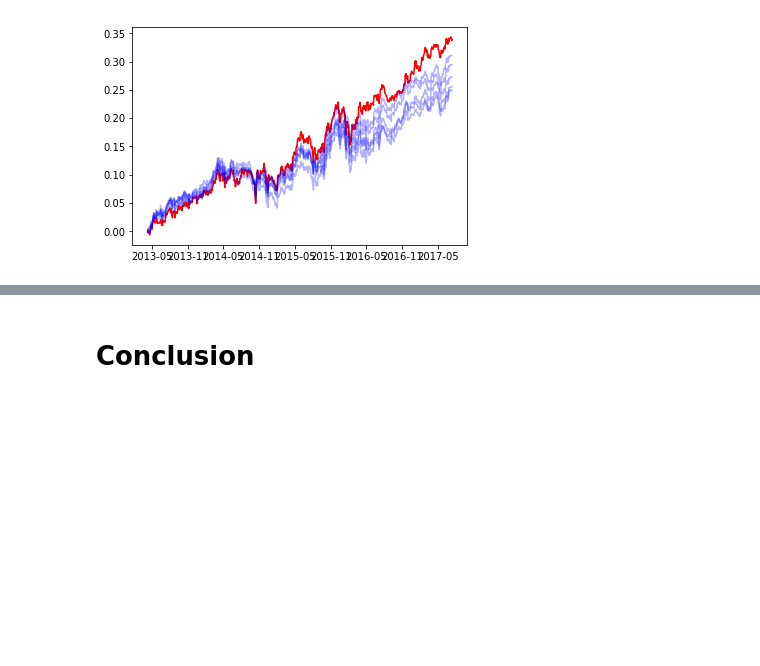
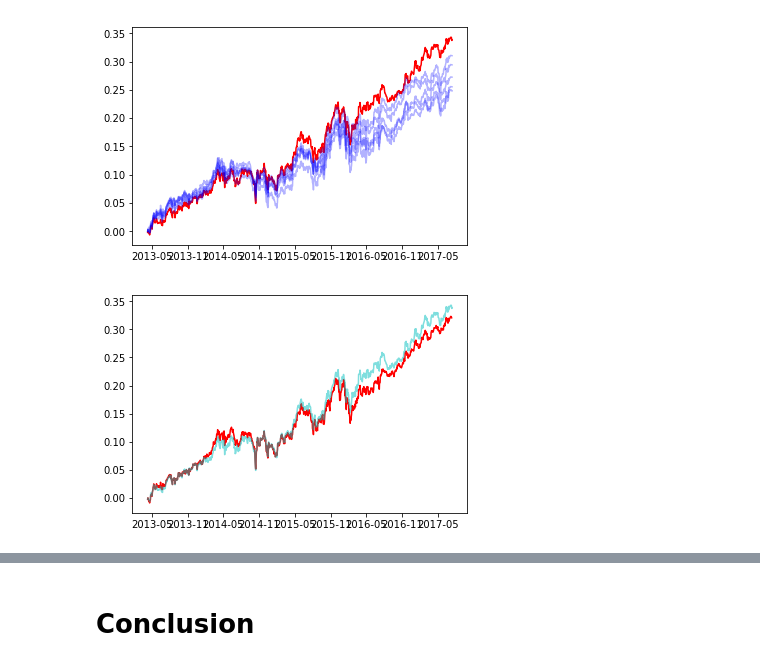
Before and after one commit to ryanoley/ram, a Jupyter notebook: research/statarb2/20180228_Model_Selection_Correlation.ipynb, the cells around one changed output, grey strips where cells are left out. Cells and saved outputs as stored; diff of their text form; code cells hidden in the pictures; blank space fills up the shorter version.

```diff
--- a/research/statarb2/20180228_Model_Selection_Correlation.ipynb
+++ b/research/statarb2/20180228_Model_Selection_Correlation.ipynb
@@ -230,3 +230,16 @@ plt.plot(comb1.best_results_rets.loc[inds].dropna().cumsum(), 'b', alpha=0.3)
 plt.show()
 # %% [output]
 [figure]
+# %%
+returns = run1.returns.copy()
+
+# Change: Back to lower correlation filter
+rets6 = iterate_portfolio_selection(returns, start_index=1200, test_period_len=10,
+                                    growing_training_set=False, corr_filter_val=0.05)
+# %%
+plt.figure()
+plt.plot(rets6.dropna().cumsum(), 'r')
+plt.plot(rets5.dropna().cumsum(), 'c', alpha=0.5)
+plt.show()
+# %% [output]
+[figure, added]
```
Also changed, not shown: parts of 6 cells of this notebook, 2 other files.
